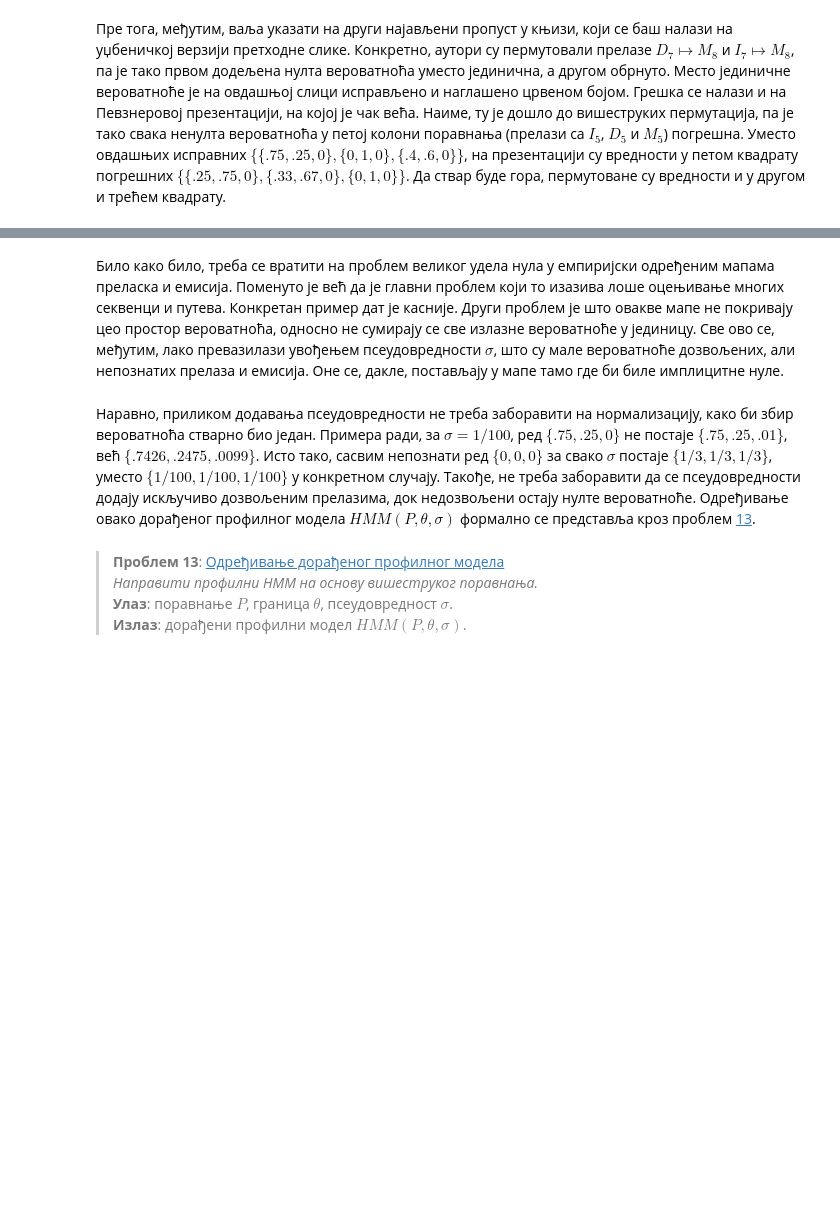
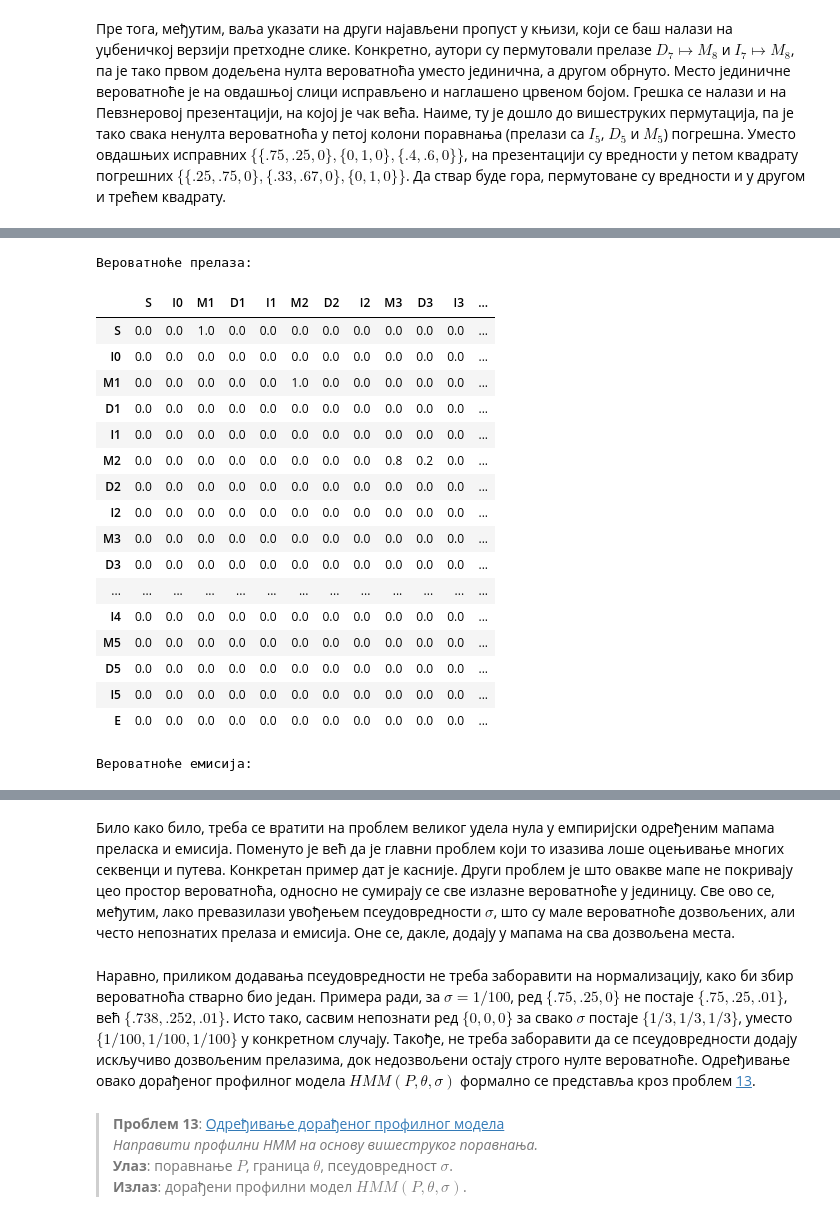
Before and after one commit to matfija/HMM-u-bioinformatici, a Jupyter notebook: lekcija/HMM-u-bioinformatici.ipynb, the cells around one changed output, grey strips where cells are left out. Drawn from its saved outputs; the diff is of its cells as text; code cells hidden in the pictures; blank space fills up the shorter version.

```diff
--- a/lekcija/HMM-u-bioinformatici.ipynb
+++ b/lekcija/HMM-u-bioinformatici.ipynb
@@ -3996,0 +4037,7 @@ class ProfHMM(HMM): pass
+# %%
+# Дохватање одговарајућих путева
+puts = putevi(P, theta)
+
+# Извештавање о путевима
+for ops, put in zip(P, puts):
+    print('Опажање', ops, 'је на путу:', put)
@@ -4014,0 +4126,22 @@ class ProfHMM(HMM): pass
+# %%
+# Коначна верзија модела са доста непознатих вероватноћа
+class ProfHMM:
+    # Конструкција према поравнању
+    def __init__(self, P, theta, y=None):
+        # Дохватање одговарајућих путева
+        puts = putevi(P, theta)
+
+        # Одређивање параметара модела
+        self.a, self.b = parametri(P, puts, y)
+
+        # Читање броја колона
+        self.n = len(self.a) // 3
+
+        # Скривена стања
+        self.x = [*self.a]
+
+        # Читање азбуке
+        self.y = [*self.b[self.x[0]]]
+
+        # Читање величине азбуке
+        self.m = len(self.y)
@@ -4014,0 +4238,35 @@ class ProfHMM(HMM): pass
+# %%
+# Додатни пример параметара са ROSALIND
+theta_r = .252
+y_r = ['A', 'B', 'C', 'D', 'E']
+P_r = ['DCDABACED',
+       'DCCA--CA-',
+       'DCDAB-CA-',
+       'BCDA---A-',
+       'BC-ABE-AE']
+
+# Модел према изложеном примеру
+rosalind = ProfHMM(P_r, theta_r, y_r)
+
+# Леп приказ модела
+prikazi(rosalind)
+# %% [output]
+Вероватноће прелаза:
+|  | S | I0 | M1 | D1 | I1 | M2 | D2 | I2 | M3 | D3 | I3 | ... |
+| S | 0.0 | 0.0 | 1.0 | 0.0 | 0.0 | 0.0 | 0.0 | 0.0 | 0.0 | 0.0 | 0.0 | ... |
+| I0 | 0.0 | 0.0 | 0.0 | 0.0 | 0.0 | 0.0 | 0.0 | 0.0 | 0.0 | 0.0 | 0.0 | ... |
+| M1 | 0.0 | 0.0 | 0.0 | 0.0 | 0.0 | 1.0 | 0.0 | 0.0 | 0.0 | 0.0 | 0.0 | ... |
+| D1 | 0.0 | 0.0 | 0.0 | 0.0 | 0.0 | 0.0 | 0.0 | 0.0 | 0.0 | 0.0 | 0.0 | ... |
+| I1 | 0.0 | 0.0 | 0.0 | 0.0 | 0.0 | 0.0 | 0.0 | 0.0 | 0.0 | 0.0 | 0.0 | ... |
+| M2 | 0.0 | 0.0 | 0.0 | 0.0 | 0.0 | 0.0 | 0.0 | 0.0 | 0.8 | 0.2 | 0.0 | ... |
+| D2 | 0.0 | 0.0 | 0.0 | 0.0 | 0.0 | 0.0 | 0.0 | 0.0 | 0.0 | 0.0 | 0.0 | ... |
+| I2 | 0.0 | 0.0 | 0.0 | 0.0 | 0.0 | 0.0 | 0.0 | 0.0 | 0.0 | 0.0 | 0.0 | ... |
+| M3 | 0.0 | 0.0 | 0.0 | 0.0 | 0.0 | 0.0 | 0.0 | 0.0 | 0.0 | 0.0 | 0.0 | ... |
+| D3 | 0.0 | 0.0 | 0.0 | 0.0 | 0.0 | 0.0 | 0.0 | 0.0 | 0.0 | 0.0 | 0.0 | ... |
+| ... | ... | ... | ... | ... | ... | ... | ... | ... | ... | ... | ... | ... |
+| I4 | 0.0 | 0.0 | 0.0 | 0.0 | 0.0 | 0.0 | 0.0 | 0.0 | 0.0 | 0.0 | 0.0 | ... |
+| M5 | 0.0 | 0.0 | 0.0 | 0.0 | 0.0 | 0.0 | 0.0 | 0.0 | 0.0 | 0.0 | 0.0 | ... |
+| D5 | 0.0 | 0.0 | 0.0 | 0.0 | 0.0 | 0.0 | 0.0 | 0.0 | 0.0 | 0.0 | 0.0 | ... |
+| I5 | 0.0 | 0.0 | 0.0 | 0.0 | 0.0 | 0.0 | 0.0 | 0.0 | 0.0 | 0.0 | 0.0 | ... |
+| E | 0.0 | 0.0 | 0.0 | 0.0 | 0.0 | 0.0 | 0.0 | 0.0 | 0.0 | 0.0 | 0.0 | ... |
+Вероватноће емисија:
@@ -4015,7 +4290,7 @@ class ProfHMM(HMM): pass
 # %% [markdown]
-Било како било, треба се вратити на проблем великог удела нула у емпиријски одређеним мапама преласка и емисија. Поменуто је већ да је главни проблем који то изазива лоше оцењивање многих секвенци и путева. Конкретан пример дат је касније. Други проблем је што овакве мапе не покривају цео простор вероватноћа, односно не сумирају се све излазне вероватноће у јединицу. Све ово се, међутим, лако превазилази увођењем псеудовредности $\sigma$, што су мале вероватноће дозвољених, али непознатих прелаза и емисија. Оне се, дакле, постављају у мапе тамо где би биле имплицитне нуле.
+Било како било, треба се вратити на проблем великог удела нула у емпиријски одређеним мапама преласка и емисија. Поменуто је већ да је главни проблем који то изазива лоше оцењивање многих секвенци и путева. Конкретан пример дат је касније. Други проблем је што овакве мапе не покривају цео простор вероватноћа, односно не сумирају се све излазне вероватноће у јединицу. Све ово се, међутим, лако превазилази увођењем псеудовредности $\sigma$, што су мале вероватноће дозвољених, али често непознатих прелаза и емисија. Оне се, дакле, додају у мапама на сва дозвољена места.
 # %% [markdown]
-Наравно, приликом додавања псеудовредности не треба заборавити на нормализацију, како би збир вероватноћа стварно био један. Примера ради, за $\sigma = 1/100$, ред $\{.75, .25, 0\}$ не постаје $\{.75, .25, .01\}$, већ $\{.7426, .2475, .0099\}$. Исто тако, сасвим непознати ред $\{0, 0, 0\}$ за свако $\sigma$ постаје $\{1/3, 1/3, 1/3\}$, уместо $\{1/100, 1/100, 1/100\}$ у конкретном случају. Такође, не треба заборавити да се псеудовредности додају искључиво дозвољеним прелазима, док недозвољени остају нулте вероватноће. Одређивање овако дорађеног профилног модела $HMM(P, \theta, \sigma)$ формално се представља кроз проблем [13].
+Наравно, приликом додавања псеудовредности не треба заборавити на нормализацију, како би збир вероватноћа стварно био један. Примера ради, за $\sigma = 1/100$, ред $\{.75, .25, 0\}$ не постаје $\{.75, .25, .01\}$, већ $\{.738, .252, .01\}$. Исто тако, сасвим непознати ред $\{0, 0, 0\}$ за свако $\sigma$ постаје $\{1/3, 1/3, 1/3\}$, уместо $\{1/100, 1/100, 1/100\}$ у конкретном случају. Такође, не треба заборавити да се псеудовредности додају искључиво дозвољеним прелазима, док недозвољени остају строго нулте вероватноће. Одређивање овако дорађеног профилног модела $HMM(P, \theta, \sigma)$ формално се представља кроз проблем [13].
 
 [13]: #prob:prof_sigma
 # %% [markdown]
```
Also changed, not shown: parts of 47 cells of this notebook, 3 other files.
